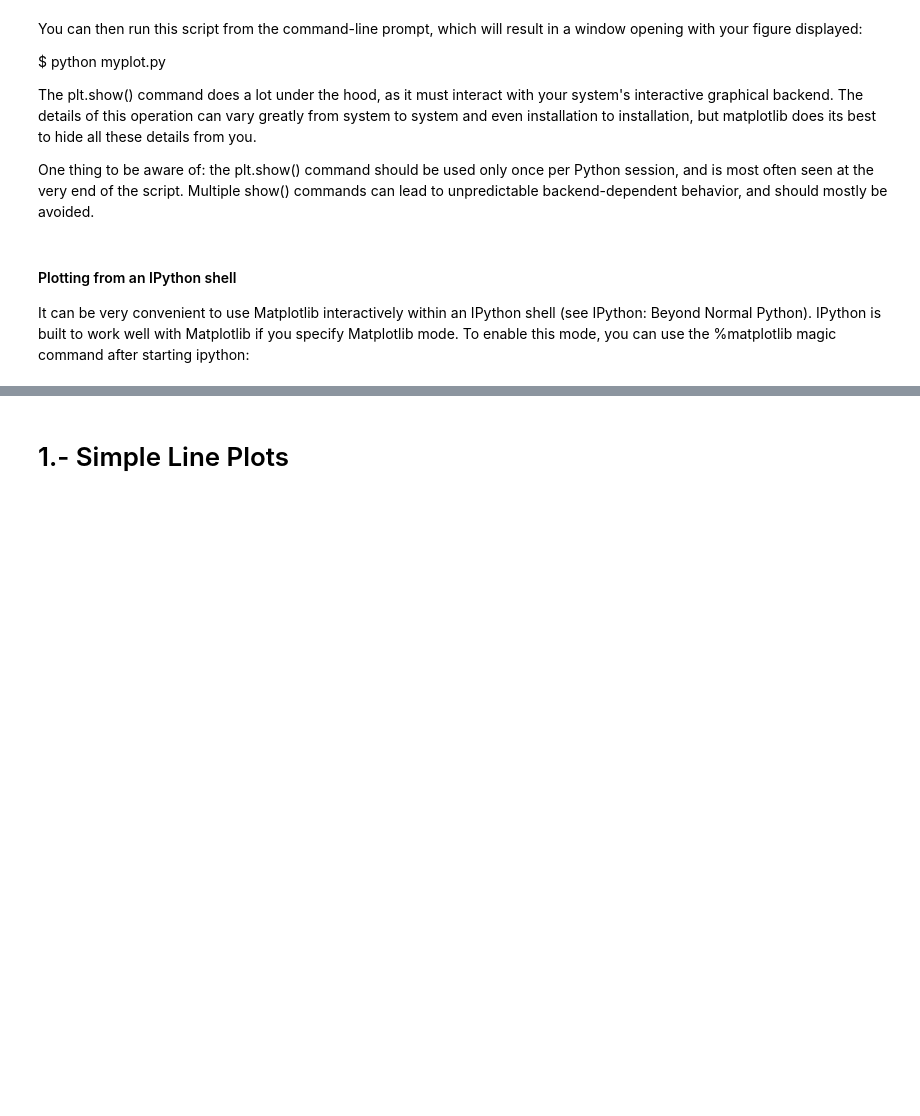
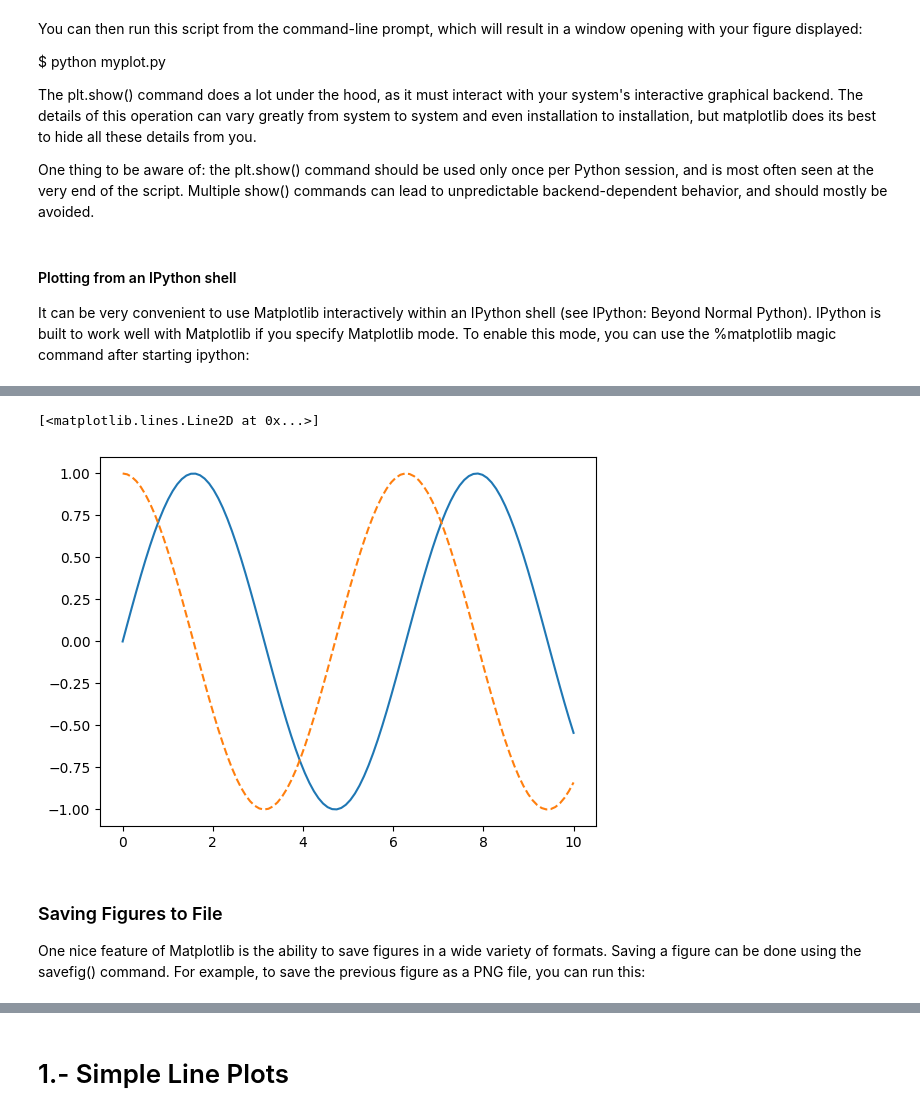
Before and after one commit to dirodgu/python_data_analysis_course, a Jupyter notebook: notebooks/chapter_4.ipynb, the cells around one changed output, grey strips where cells are left out. Drawn from its saved outputs; the diff is of its cells as text; code cells hidden in the pictures; blank space fills up the shorter version.

```diff
--- a/notebooks/chapter_4.ipynb
+++ b/notebooks/chapter_4.ipynb
@@ -63,0 +72,14 @@ At this point, any plt plot command will cause a figure window to open, and furt
+# %%
+%matplotlib inline
+import numpy as np
+x = np.linspace(0, 10, 100)
+
+fig = plt.figure()
+plt.plot(x, np.sin(x), '-')
+plt.plot(x, np.cos(x), '--')
+# %% [output]
+[<matplotlib.lines.Line2D at 0x...>]
+[figure, added]
+# %% [markdown]
+### Saving Figures to File
+One nice feature of Matplotlib is the ability to save figures in a wide variety of formats. Saving a figure can be done using the savefig() command. For example, to save the previous figure as a PNG file, you can run this:
```
Also changed, not shown: parts of 44 cells of this notebook, 1 other file.
